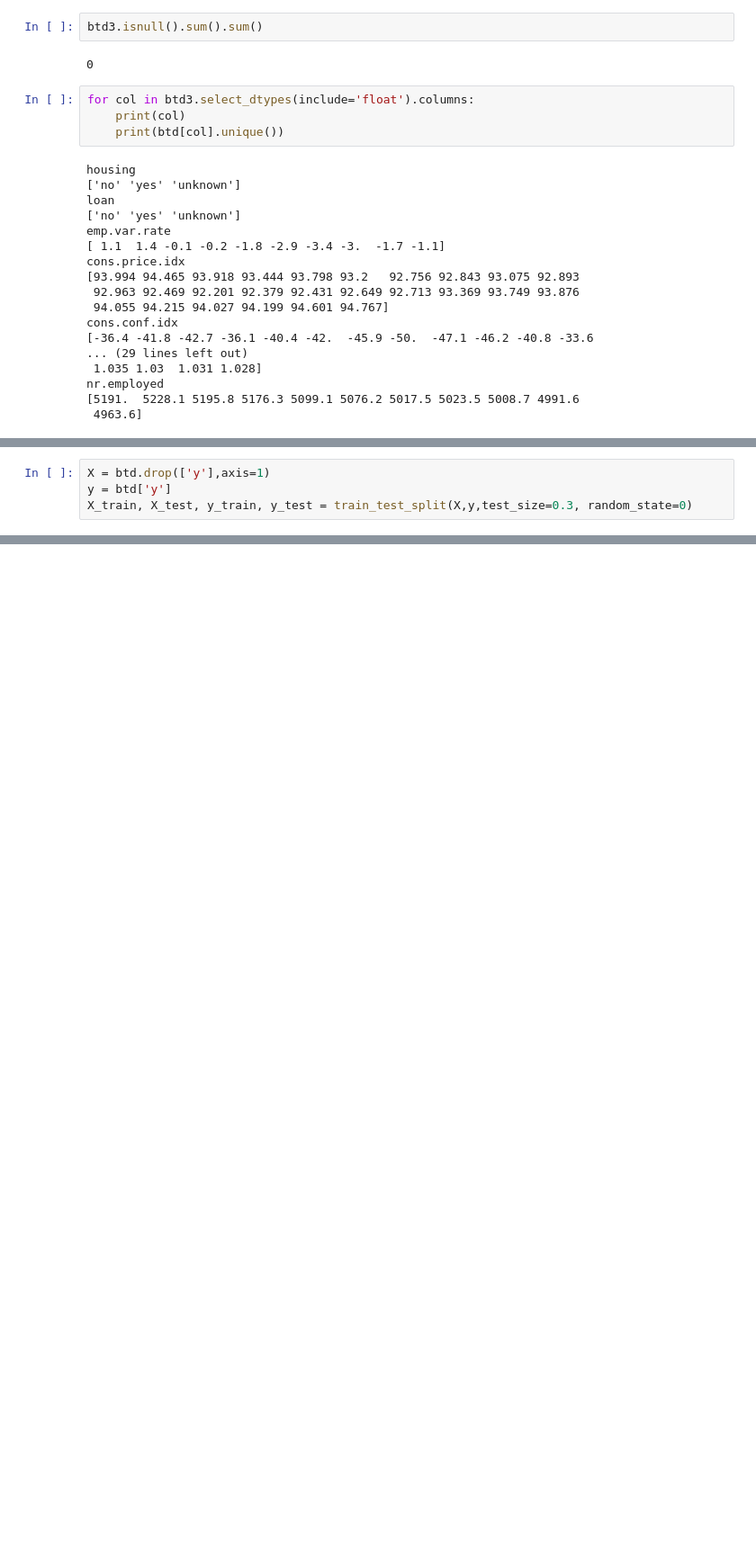
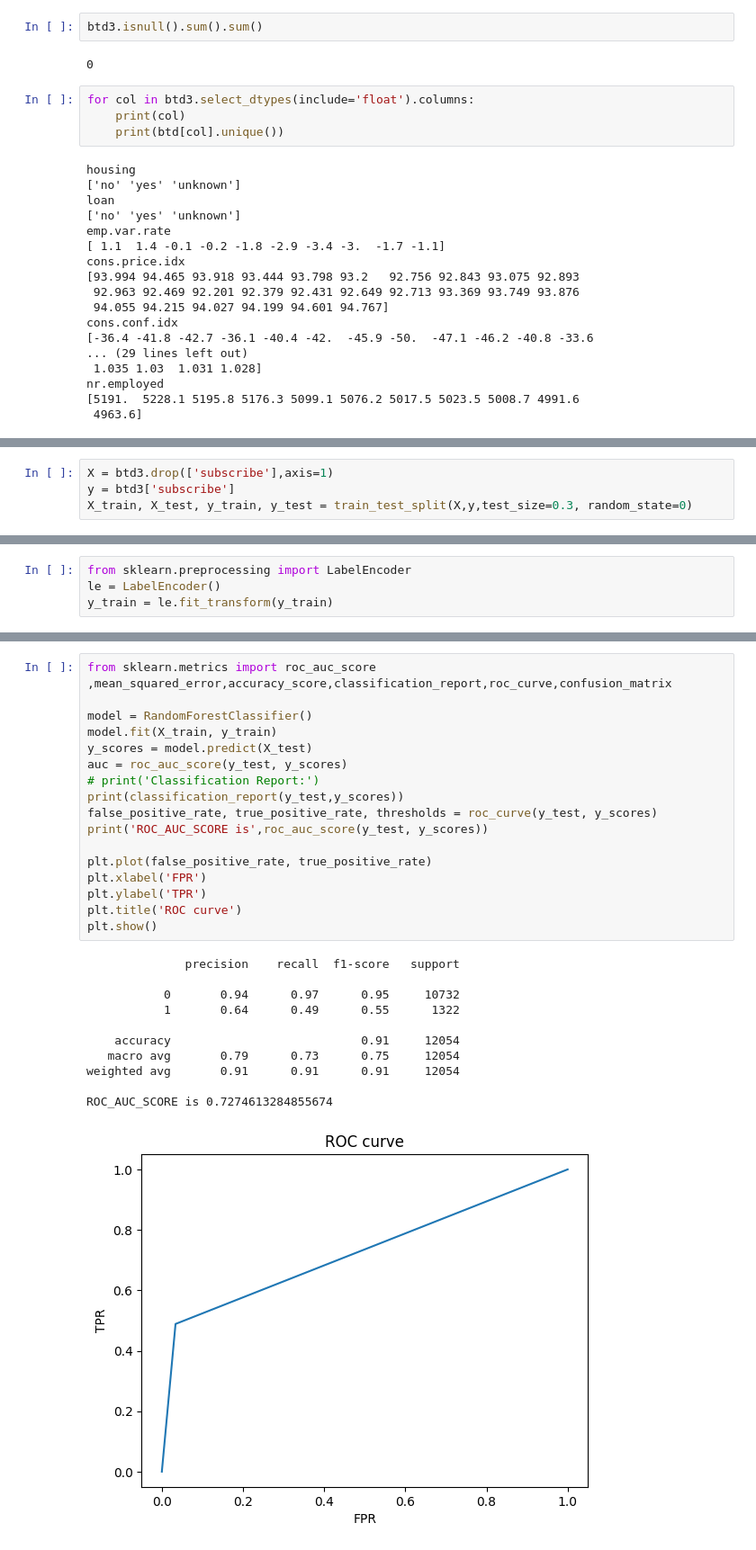
Before and after one commit to tejo30421/Bank-term-deposit, a Jupyter notebook: Draft.ipynb, the cells around one changed output, grey strips where cells are left out. Shown at 90% size. Cells and saved outputs as stored; diff of their text form; blank space fills up the shorter version.

```diff
--- a/Draft.ipynb
+++ b/Draft.ipynb
@@ -362,6 +396,6 @@ btd.head().replace({True: 1, False: 0})
 # %%
-X = btd.drop(['y'],axis=1)
-y = btd['y']
+X = btd3.drop(['subscribe'],axis=1)
+y = btd3['subscribe']
 X_train, X_test, y_train, y_test = train_test_split(X,y,test_size=0.3, random_state=0)
 # %%
 len(X_train)
@@ -383,0 +416,4 @@ You can try to debug the error by setting error_score='raise'.
+# %%
+from sklearn.preprocessing import LabelEncoder
+le = LabelEncoder()
+y_train = le.fit_transform(y_train)
@@ -383,0 +448,29 @@ You can try to debug the error by setting error_score='raise'.
+# %%
+from sklearn.metrics import roc_auc_score ,mean_squared_error,accuracy_score,classification_report,roc_curve,confusion_matrix
+
+model = RandomForestClassifier()
+model.fit(X_train, y_train)
+y_scores = model.predict(X_test)
+auc = roc_auc_score(y_test, y_scores)
+# print('Classification Report:')
+print(classification_report(y_test,y_scores))
+false_positive_rate, true_positive_rate, thresholds = roc_curve(y_test, y_scores)
+print('ROC_AUC_SCORE is',roc_auc_score(y_test, y_scores))
+
+plt.plot(false_positive_rate, true_positive_rate)
+plt.xlabel('FPR')
+plt.ylabel('TPR')
+plt.title('ROC curve')
+plt.show()
+# %% [output]
+              precision    recall  f1-score   support
+
+           0       0.94      0.97      0.95     10732
+           1       0.64      0.49      0.55      1322
+
+    accuracy                           0.91     12054
+   macro avg       0.79      0.73      0.75     12054
+weighted avg       0.91      0.91      0.91     12054
+
+ROC_AUC_SCORE is 0.7274613284855674
+[figure, added]
```
Also changed, not shown: parts of 29 cells of this notebook.
